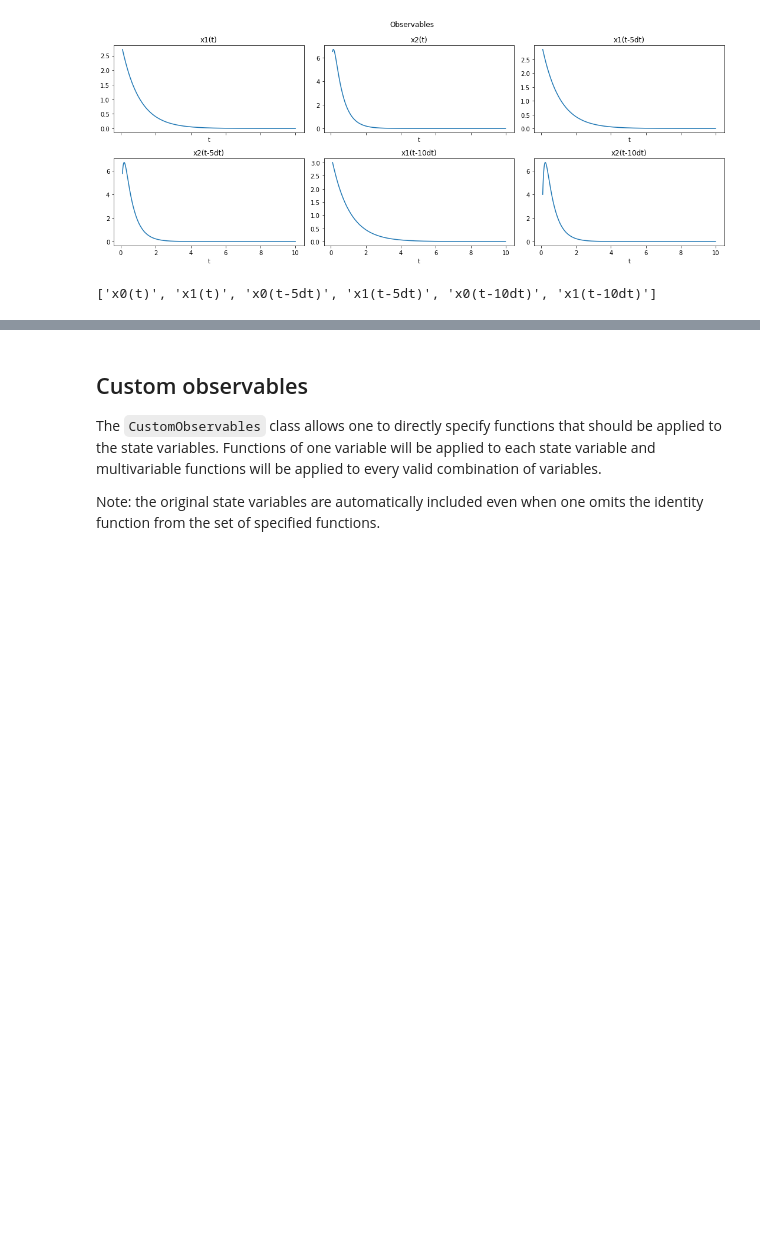
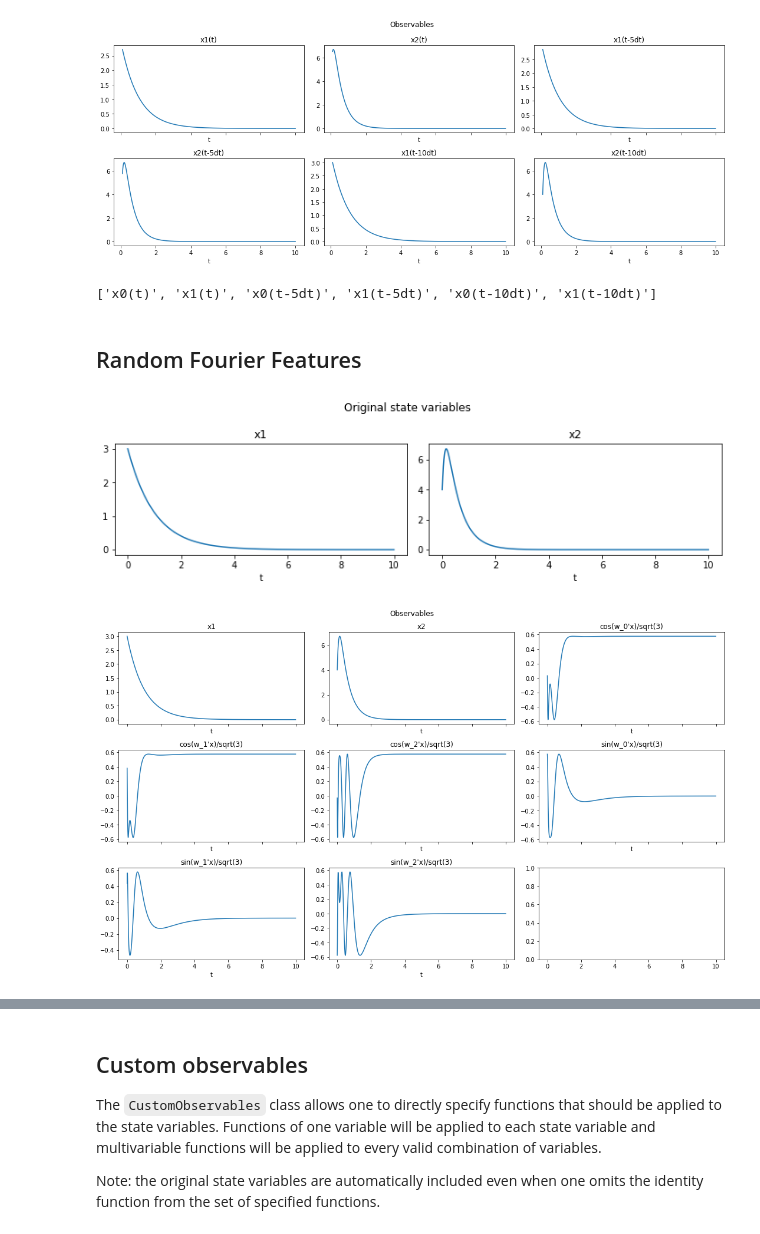
Before and after one commit to dynamicslab/pykoopman, a Jupyter notebook: examples/observables.ipynb, the cells around one changed output, grey strips where cells are left out. Drawn from its saved outputs; the diff is of its cells as text; code cells hidden in the pictures; blank space fills up the shorter version.

```diff
--- a/examples/observables.ipynb
+++ b/examples/observables.ipynb
@@ -130,3 +144,12 @@ plot_observables(obs, x_train, t_train, input_features=input_features, t_delay=t
 obs.get_feature_names()
 # %% [output]
 ['x0(t)', 'x1(t)', 'x0(t-5dt)', 'x1(t-5dt)', 'x0(t-10dt)', 'x1(t-10dt)']
+# %% [markdown]
+## Random Fourier Features
+# %%
+# with state
+obs = pk.observables.RandomFourierFeatures(include_state=True,gamma=1.0,D=3)
+plot_observables(obs, x_train, t_train, input_features=input_features)
+# %% [output]
+[figure, added]
+[figure, added]
```
Also changed, not shown: parts of 5 cells of this notebook, 8 other files.
